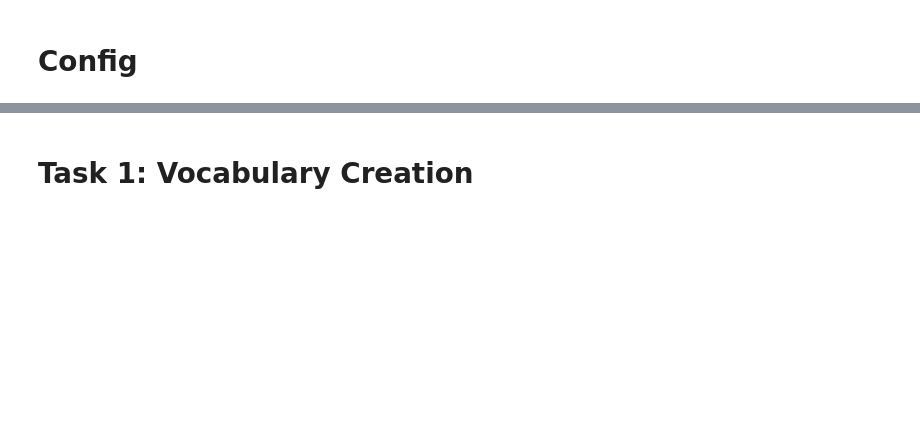
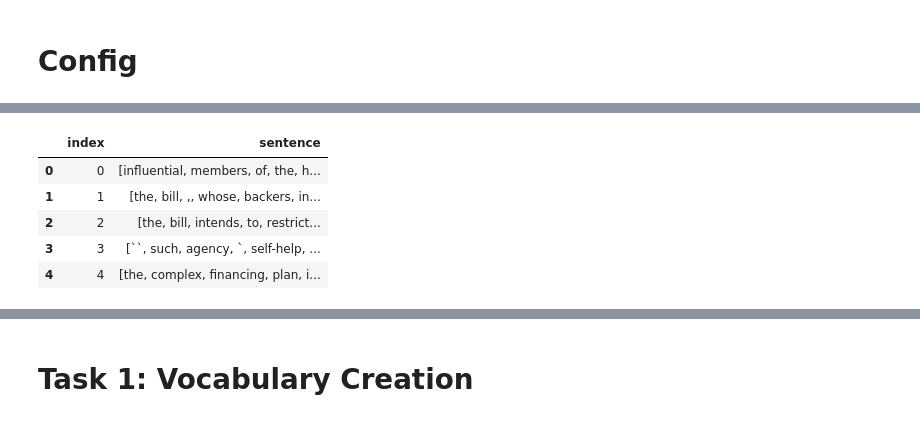
Before and after one commit to KayvanShah1/usc-csci544-applied-nlp-fall23, a Jupyter notebook: hw2/solution/CSCI544_HW2.ipynb, the cells around one changed output, grey strips where cells are left out. Cells and saved outputs as stored; diff of their text form; code cells hidden in the pictures; blank space fills up the shorter version.

```diff
--- a/hw2/solution/CSCI544_HW2.ipynb
+++ b/hw2/solution/CSCI544_HW2.ipynb
@@ -72,0 +136,11 @@ time: 0 ns (started: 2023-09-24 22:00:58 -07:00)
+# %%
+test_dataset = WSJDataset(path=WSJDatasetConfig.test_file_path)
+df_test = test_dataset.prepare_dataset()
+df_test.head()
+# %% [output]
+|  | index | sentence |
+| 0 | 0 | [influential, members, of, the, h... |
+| 1 | 1 | [the, bill, ,, whose, backers, in... |
+| 2 | 2 | [the, bill, intends, to, restrict... |
+| 3 | 3 | [``, such, agency, `, self-help, ... |
+| 4 | 4 | [the, complex, financing, plan, i... |
```
Also changed, not shown: parts of 23 cells of this notebook, 2 other files.
